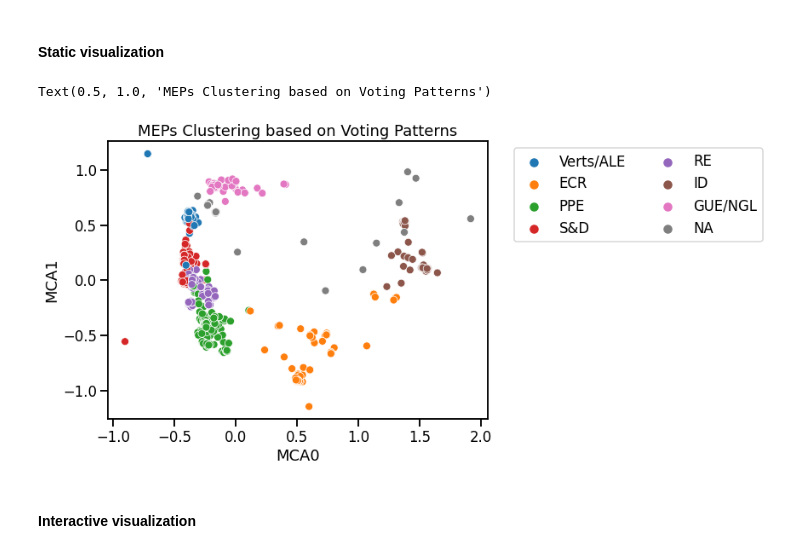
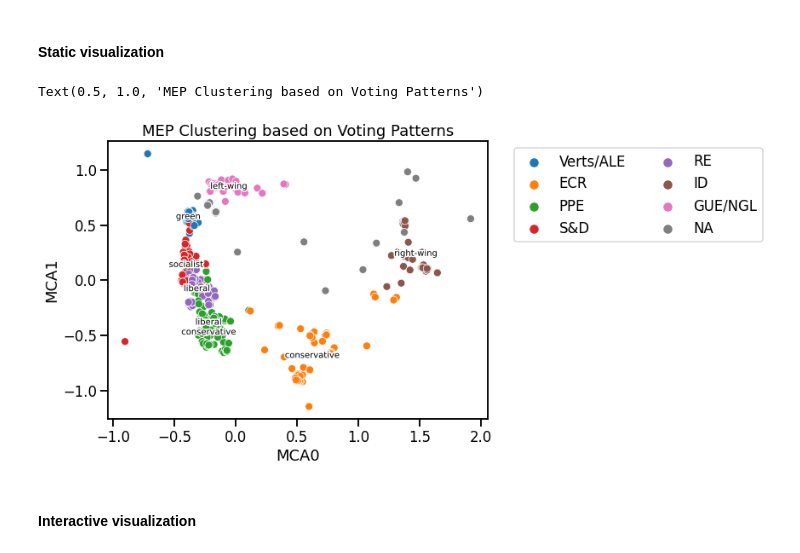
Before and after one commit to kpj/kpj.github.io, a Jupyter notebook: source/mining_visualization/MEP_Statistics.ipynb, the cells around one changed output. Cells and saved outputs as stored; diff of their text form; code cells hidden in the pictures.

```diff
--- a/source/mining_visualization/MEP_Statistics.ipynb
+++ b/source/mining_visualization/MEP_Statistics.ipynb
@@ -326,16 +327,39 @@ df_mca.head()
 | 96808 | -0.281795 | -0.354040 | PPE |
 # %% [markdown]
 #### Static visualization
+# %%
+party_ideology = {
+    'Verts/ALE': 'green',
+    'ECR': 'conservative',
+    'PPE': 'liberal\nconservative',
+    'S&D': 'socialist',
+    'RE': 'liberal',
+    'ID': 'right-wing',
+    'GUE/NGL': 'left-wing',
+}
 # %%
-plt.figure(figsize=(8, 6))
+fig, ax = plt.subplots(figsize=(8, 6))
 
-sns.scatterplot(data=df_mca, x='MCA0', y='MCA1', hue='group')
+sns.scatterplot(data=df_mca, x='MCA0', y='MCA1', hue='group', ax=ax)
 
-plt.legend(loc='upper left', bbox_to_anchor=(1.05, 1), ncol=2, title=None)
-plt.title('MEPs Clustering based on Voting Patterns')
+for party, row in df_mca.groupby('group').mean().iterrows():
+    if party == 'NA':
+        continue
+    ax.text(
+        row.MCA0,
+        row.MCA1,
+        party_ideology.get(party),
+        ha='center',
+        va='center',
+        fontsize=10,
+        path_effects=[PathEffects.withStroke(linewidth=3, foreground="w")],
+    )
+
+ax.legend(loc='upper left', bbox_to_anchor=(1.05, 1), ncol=2, title=None)
+ax.set_title('MEP Clustering based on Voting Patterns')
 # %% [output]
-Text(0.5, 1.0, 'MEPs Clustering based on Voting Patterns')
+Text(0.5, 1.0, 'MEP Clustering based on Voting Patterns')
-[figure, old version]
+[figure, new version]
 # %% [markdown]
 #### Interactive visualization
 # %%
```
Also changed, not shown: parts of 2 cells of this notebook.
